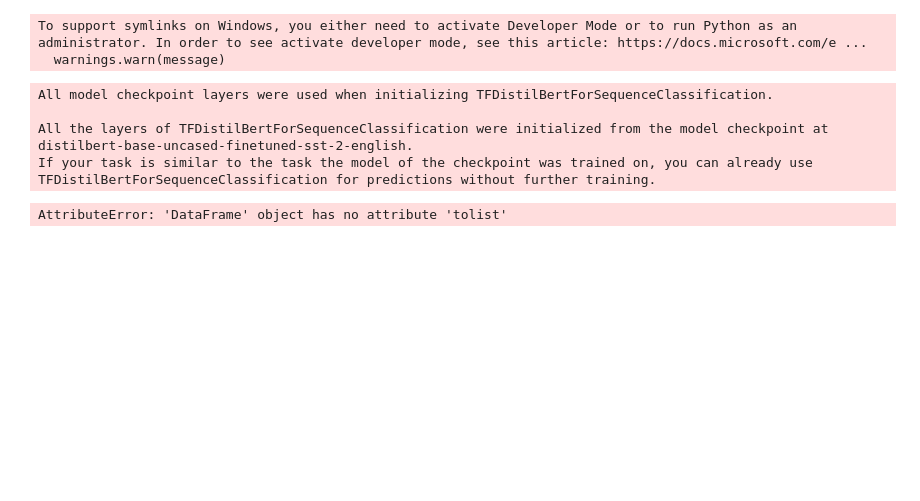
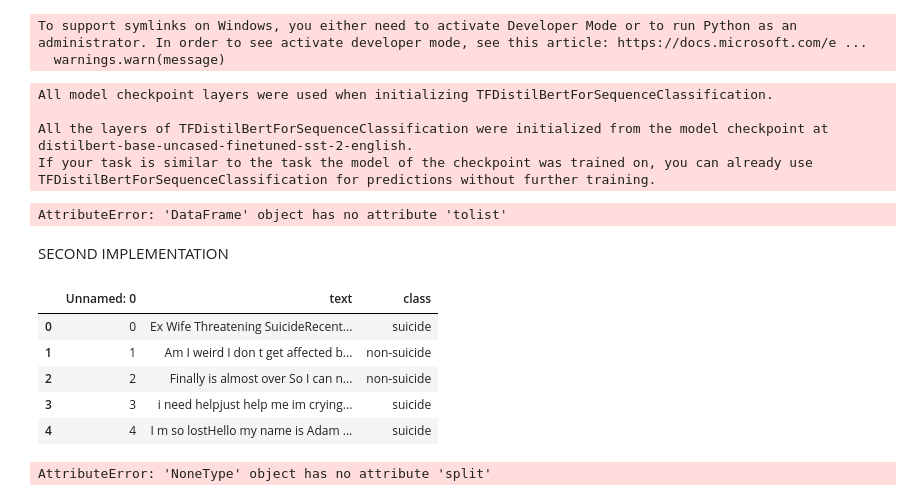
Before and after one commit to metal0bird/TARP_early_suicide_prediction, a Jupyter notebook: analysistest.ipynb, the cells around one changed output. Saved outputs shown, nothing was run; the diff lists cells and outputs as text; code cells hidden in the pictures; blank space fills up the shorter version.

```diff
--- a/analysistest.ipynb
+++ b/analysistest.ipynb
@@ -147,3 +175,30 @@ All model checkpoint layers were used when initializing TFDistilBertForSequenceC
 All the layers of TFDistilBertForSequenceClassification were initialized from the model checkpoint at distilbert-base-uncased-finetuned-sst-2-english.
 If your task is similar to the task the model of the checkpoint was trained on, you can already use TFDistilBertForSequenceClassification for predictions without further training.
 AttributeError: 'DataFrame' object has no attribute 'tolist'
+# %% [markdown]
+SECOND IMPLEMENTATION
+# %%
+#df=pd.read_csv("/Users/aman/coding stuff/sem 6/tarp/dataset/Suicide_preprocessed1.csv")
+df = pd.read_csv( "/Users/aman/coding stuff/sem 6/tarp/dataset/Suicide_preprocessed1.csv", index_col=None, header=0, engine='python' )
+df.head()
+# %% [output]
+|  | Unnamed: 0 | text | class |
+| 0 | 0 | Ex Wife Threatening SuicideRecent... | suicide |
+| 1 | 1 | Am I weird I don t get affected b... | non-suicide |
+| 2 | 2 | Finally is almost over So I can n... | non-suicide |
+| 3 | 3 | i need helpjust help me im crying... | suicide |
+| 4 | 4 | I m so lostHello my name is Adam ... | suicide |
+# %%
+def cleaning(df):
+    df['text'] = df['text'].apply(lambda x: ' '.join(x.lower() for x in x.split()))
+    # Lemmatization
+    df['text'] = df['text'].apply(lambda x: ' '.join([Word(x).lemmatize() for x in x.split()]))
+    return df
+#Generating Embeddings using tokenizer
+data_cleaned=cleaning(df)
+tokenizer = Tokenizer(num_words=500, split=' ')
+tokenizer.fit_on_texts(data_cleaned['text'].values)
+X = tokenizer.texts_to_sequences(data_cleaned['text'].values)
+X = pad_sequences(X)
+# %% [output]
+AttributeError: 'NoneType' object has no attribute 'split'
```
Also changed, not shown: parts of 12 cells of this notebook, 4 other files.
